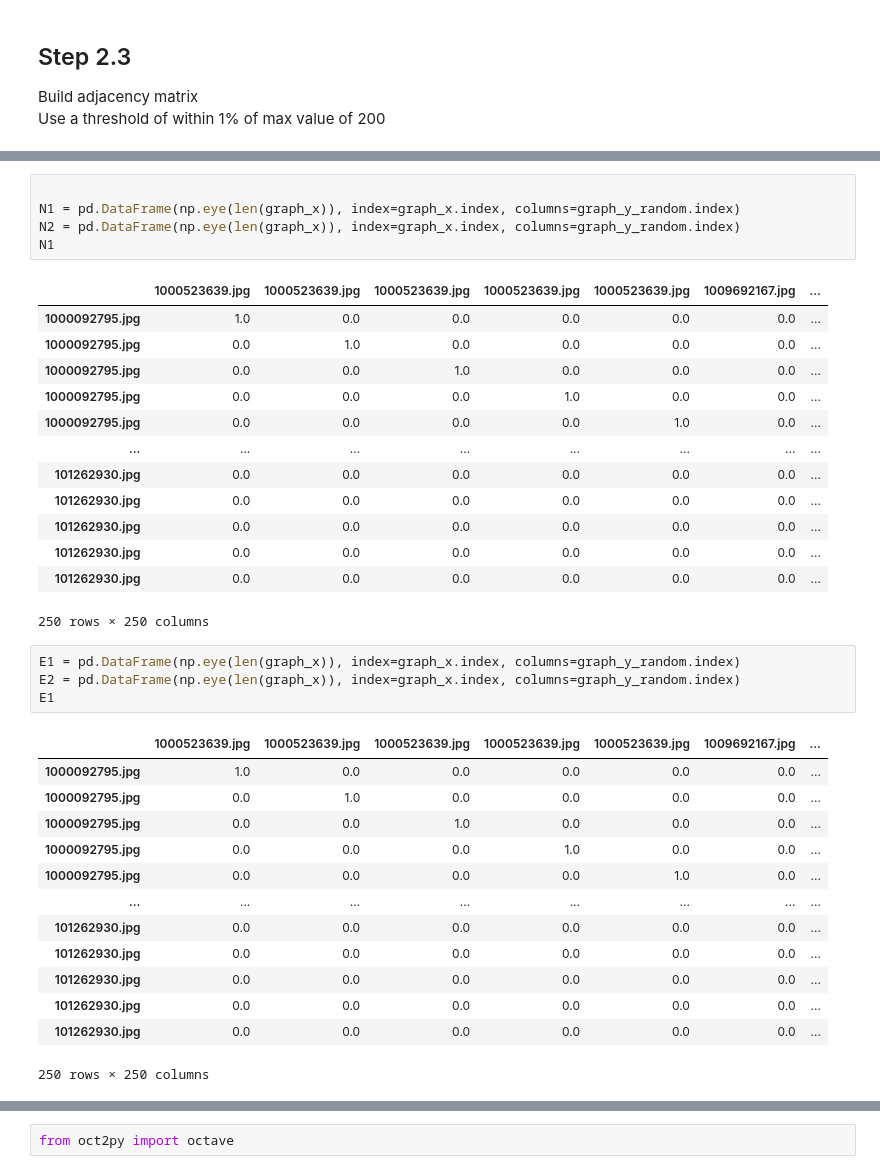
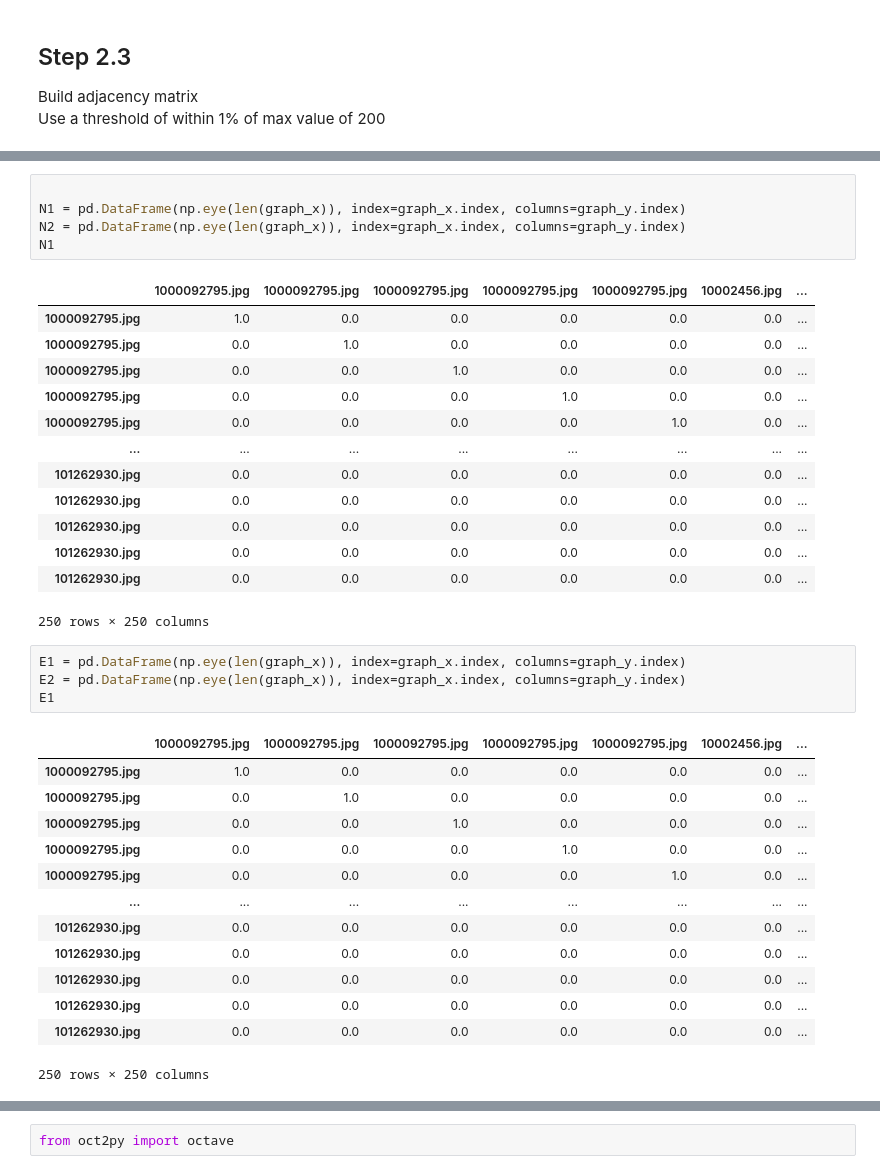
Before and after one commit to blake2703/image-text-retrieval, a Jupyter notebook: Unsupervised entity alignment for text-image retrieval.ipynb, the cells around one changed output, grey strips where cells are left out. Cells and saved outputs as stored; diff of their text form.

```diff
--- a/Unsupervised entity alignment for text-image retrieval.ipynb
+++ b/Unsupervised entity alignment for text-image retrieval.ipynb
@@ -590,11 +590,11 @@ A2
 250 rows × 250 columns
 # %%
 
-N1 = pd.DataFrame(np.eye(len(graph_x)), index=graph_x.index, columns=graph_y_random.index)
-N2 = pd.DataFrame(np.eye(len(graph_x)), index=graph_x.index, columns=graph_y_random.index)
+N1 = pd.DataFrame(np.eye(len(graph_x)), index=graph_x.index, columns=graph_y.index)
+N2 = pd.DataFrame(np.eye(len(graph_x)), index=graph_x.index, columns=graph_y.index)
 N1
 # %% [output]
-|  | 1000523639.jpg | 1000523639.jpg | 1000523639.jpg | 1000523639.jpg | 1000523639.jpg | 1009692167.jpg | ... |
+|  | 1000092795.jpg | 1000092795.jpg | 1000092795.jpg | 1000092795.jpg | 1000092795.jpg | 10002456.jpg | ... |
 | 1000092795.jpg | 1.0 | 0.0 | 0.0 | 0.0 | 0.0 | 0.0 | ... |
 | 1000092795.jpg | 0.0 | 1.0 | 0.0 | 0.0 | 0.0 | 0.0 | ... |
 | 1000092795.jpg | 0.0 | 0.0 | 1.0 | 0.0 | 0.0 | 0.0 | ... |
@@ -608,11 +608,11 @@ N1
 | 101262930.jpg | 0.0 | 0.0 | 0.0 | 0.0 | 0.0 | 0.0 | ... |
 250 rows × 250 columns
 # %%
-E1 = pd.DataFrame(np.eye(len(graph_x)), index=graph_x.index, columns=graph_y_random.index)
-E2 = pd.DataFrame(np.eye(len(graph_x)), index=graph_x.index, columns=graph_y_random.index)
+E1 = pd.DataFrame(np.eye(len(graph_x)), index=graph_x.index, columns=graph_y.index)
+E2 = pd.DataFrame(np.eye(len(graph_x)), index=graph_x.index, columns=graph_y.index)
 E1
 # %% [output]
-|  | 1000523639.jpg | 1000523639.jpg | 1000523639.jpg | 1000523639.jpg | 1000523639.jpg | 1009692167.jpg | ... |
+|  | 1000092795.jpg | 1000092795.jpg | 1000092795.jpg | 1000092795.jpg | 1000092795.jpg | 10002456.jpg | ... |
 | 1000092795.jpg | 1.0 | 0.0 | 0.0 | 0.0 | 0.0 | 0.0 | ... |
 | 1000092795.jpg | 0.0 | 1.0 | 0.0 | 0.0 | 0.0 | 0.0 | ... |
 | 1000092795.jpg | 0.0 | 0.0 | 1.0 | 0.0 | 0.0 | 0.0 | ... |
```
Also changed, not shown: parts of 13 cells of this notebook.
